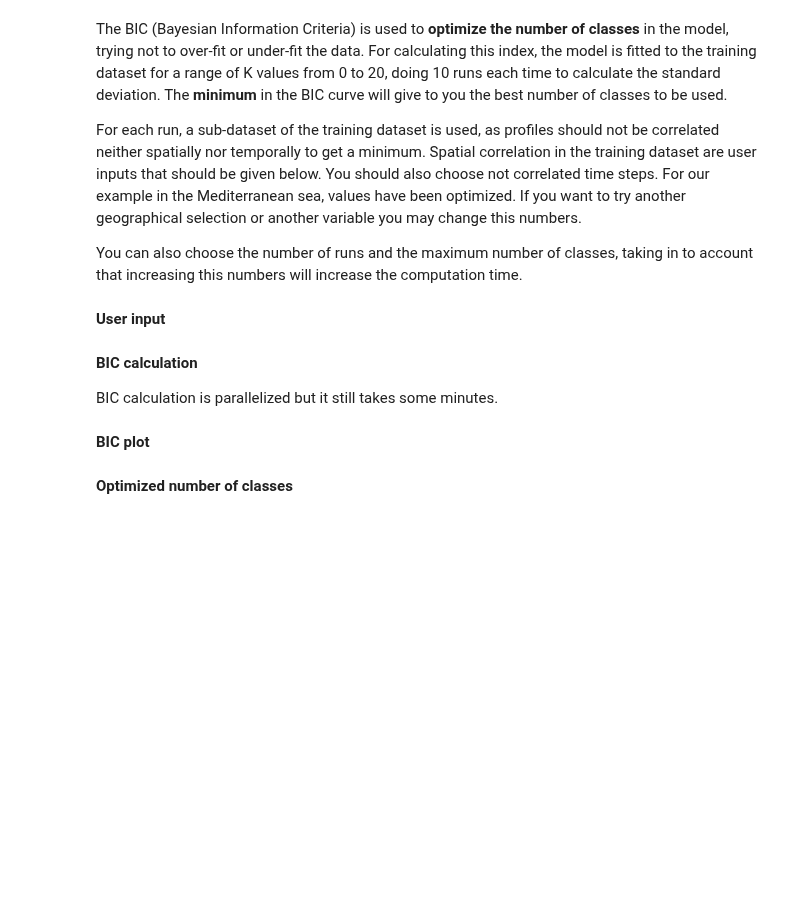
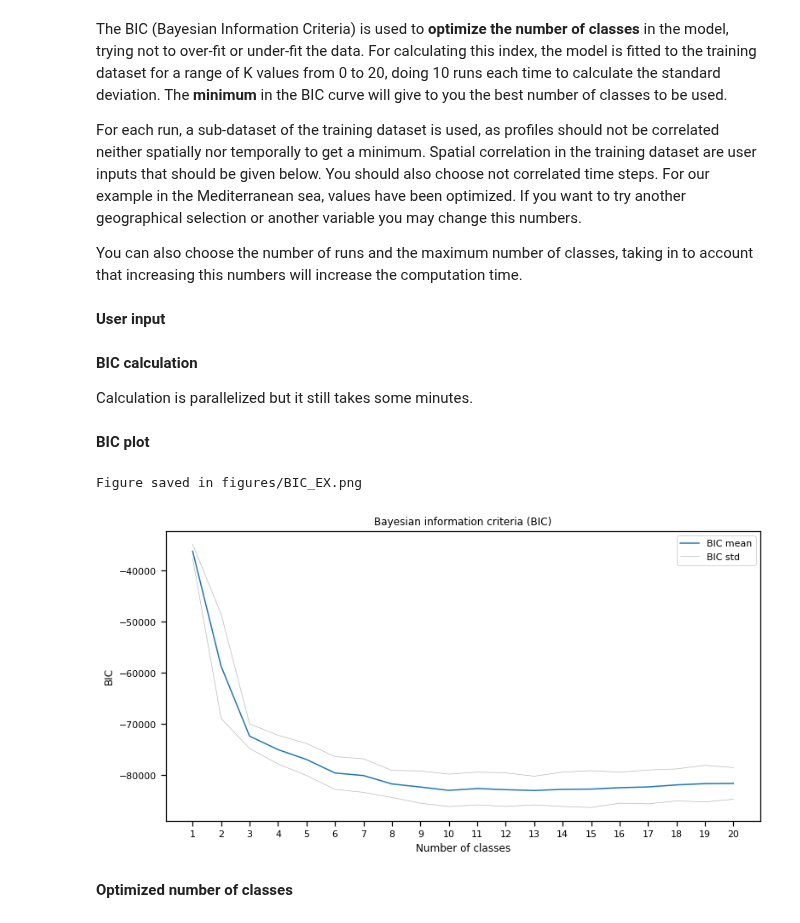
Before and after one commit to euroargodev/BlueCloud, a Jupyter notebook: Develop_PCM_model.ipynb, the cells around one changed output. Cells and saved outputs as stored; diff of their text form; code cells hidden in the pictures; blank space fills up the shorter version.

Commit message:
save BIC function without model information

```diff
--- a/Develop_PCM_model.ipynb
+++ b/Develop_PCM_model.ipynb
@@ -207,7 +207,7 @@ NK = 20 # max number of classes
 # %% [markdown]
 __BIC calculation__
 
-BIC calculation is parallelized but it still takes some minutes.
+Calculation is parallelized but it still takes some minutes.
 # %%
 BIC, BIC_min = BIC_calculation(ds=ds, coords_dict=P.coords_dict,
                                corr_dist=corr_dist, time_steps=time_steps,
@@ -217,7 +217,10 @@ BIC, BIC_min = BIC_calculation(ds=ds, coords_dict=P.coords_dict,
 __BIC plot__
 # %%
 plot_BIC(BIC, NK=NK)
-#P.save_BlueCloud('figures/BIC_EX.png')
+P.save_BlueCloud('figures/BIC_EX.png', bic_fig='yes')
+# %% [output]
+Figure saved in figures/BIC_EX.png
+[figure, added]
 # %% [markdown]
 __Optimized number of classes__
 # %%
```
Also changed, not shown: parts of 1 cell of this notebook, 3 other files.
